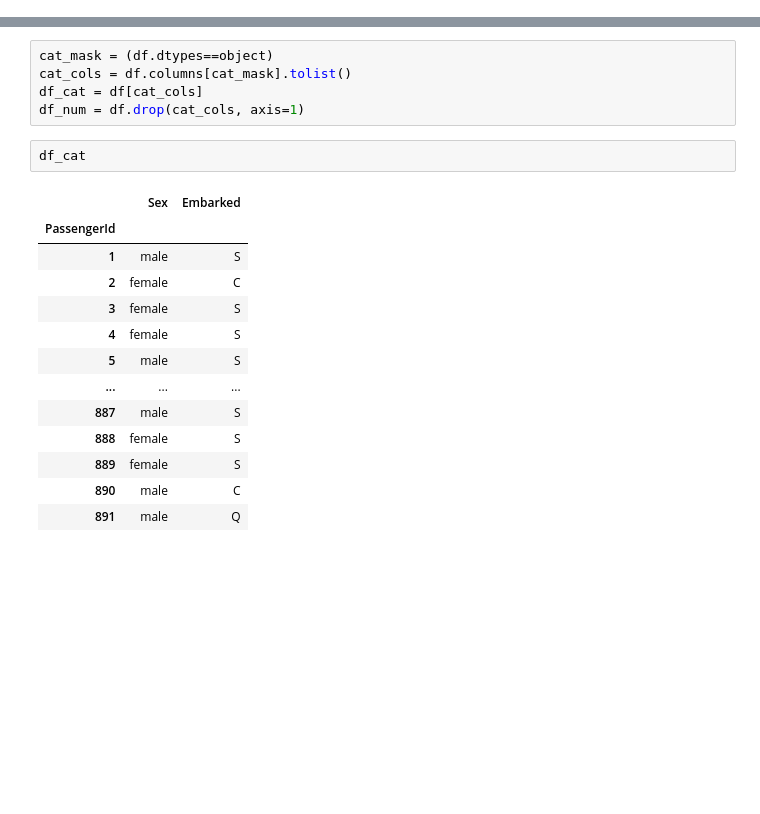
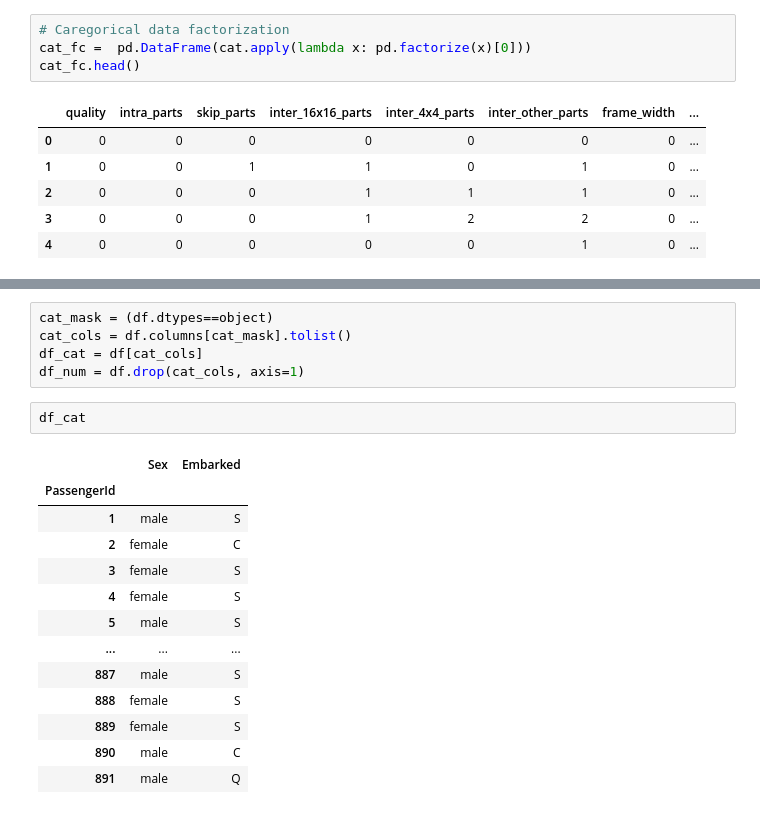
Before and after one commit to ostapkharysh/ColonoscopyDetection, a Jupyter notebook: Datamanipulation.ipynb, the cells around one changed output, grey strips where cells are left out. Cells and saved outputs as stored; diff of their text form; blank space fills up the shorter version.

Commit message:
"Data exploration"

```diff
--- a/Datamanipulation.ipynb
+++ b/Datamanipulation.ipynb
@@ -68,0 +119,11 @@ plt.title('Correlation Matrix', fontsize=16);
+# %%
+# Caregorical data factorization
+cat_fc =  pd.DataFrame(cat.apply(lambda x: pd.factorize(x)[0]))
+cat_fc.head()
+# %% [output]
+|  | quality | intra_parts | skip_parts | inter_16x16_parts | inter_4x4_parts | inter_other_parts | frame_width | ... |
+| 0 | 0 | 0 | 0 | 0 | 0 | 0 | 0 | ... |
+| 1 | 0 | 0 | 1 | 1 | 0 | 1 | 0 | ... |
+| 2 | 0 | 0 | 0 | 1 | 1 | 1 | 0 | ... |
+| 3 | 0 | 0 | 0 | 1 | 2 | 2 | 0 | ... |
+| 4 | 0 | 0 | 0 | 0 | 0 | 1 | 0 | ... |
```
Also changed, not shown: parts of 17 cells of this notebook, 1 other file.
